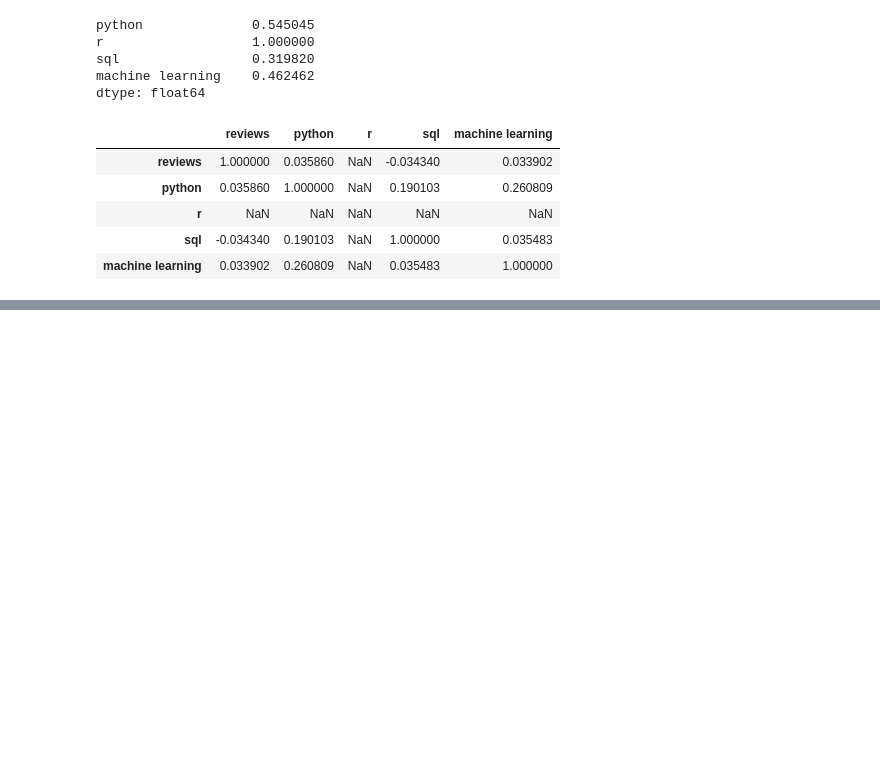
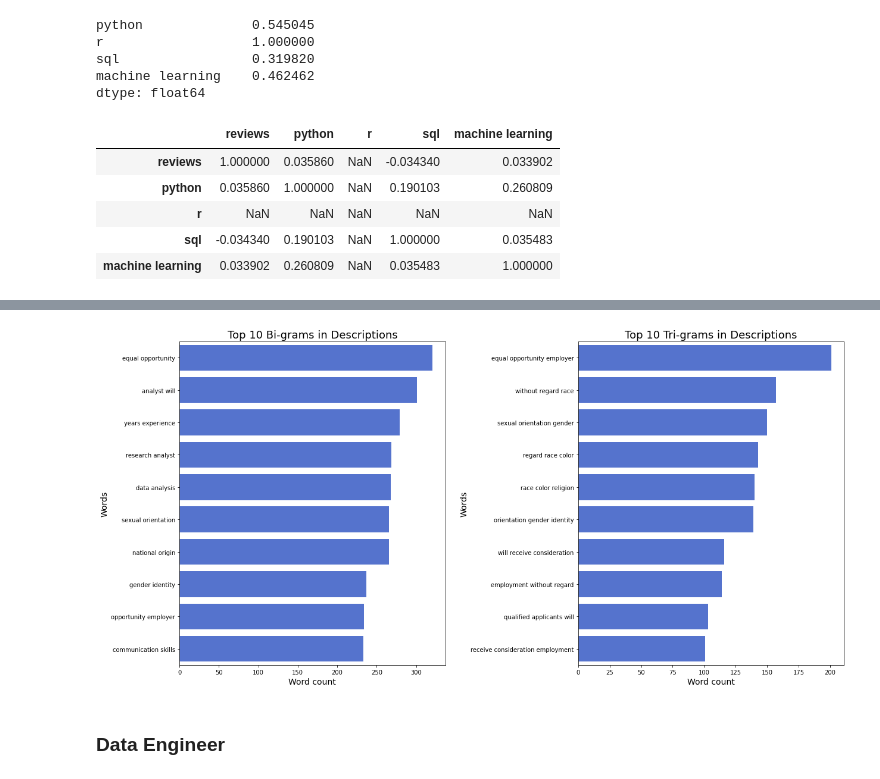
Before and after one commit to youming-qiu/BA888-Team3, a Jupyter notebook: DS_Job_Market_Dataset_Cleaning_+_Basic_Text_Analysis.ipynb, the cells around one changed output, grey strips where cells are left out. Drawn from its saved outputs; the diff is of its cells as text; code cells hidden in the pictures; blank space fills up the shorter version.

```diff
--- a/DS_Job_Market_Dataset_Cleaning_+_Basic_Text_Analysis.ipynb
+++ b/DS_Job_Market_Dataset_Cleaning_+_Basic_Text_Analysis.ipynb
@@ -510,0 +637,10 @@ engineer_job.corr()
+# %%
+#Obtain bi-grams and tri-grams (top 20)
+Analyst_2gram = generate_ngrams(Analyst_cleaned, 2, 10)
+Analyst_3gram = generate_ngrams(Analyst_cleaned, 3, 10)
+#compare the bar plots
+comparison_plot(Analyst_2gram,Analyst_3gram,'word','wordcount', 0.5)
+# %% [output]
+[figure, added]
+# %% [markdown]
+### Data Engineer
```
Also changed, not shown: parts of 66 cells of this notebook.
